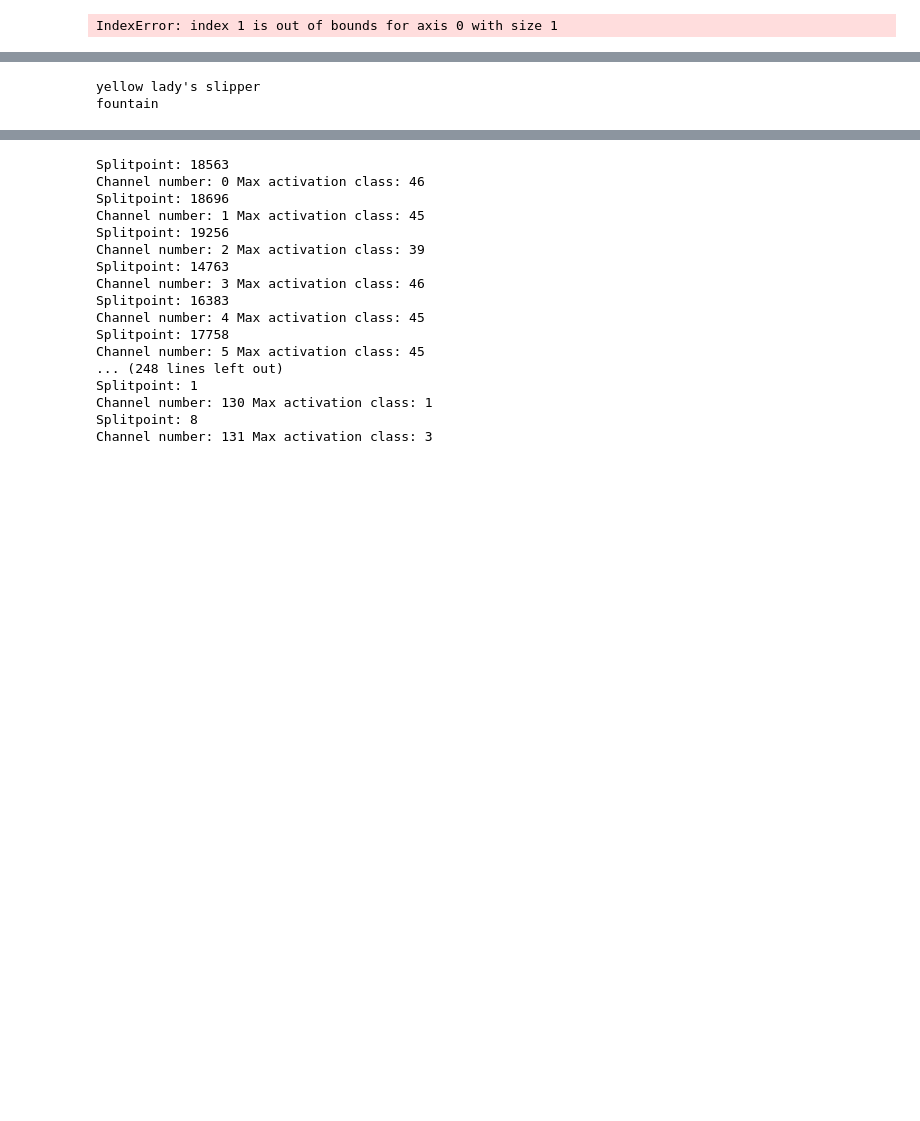
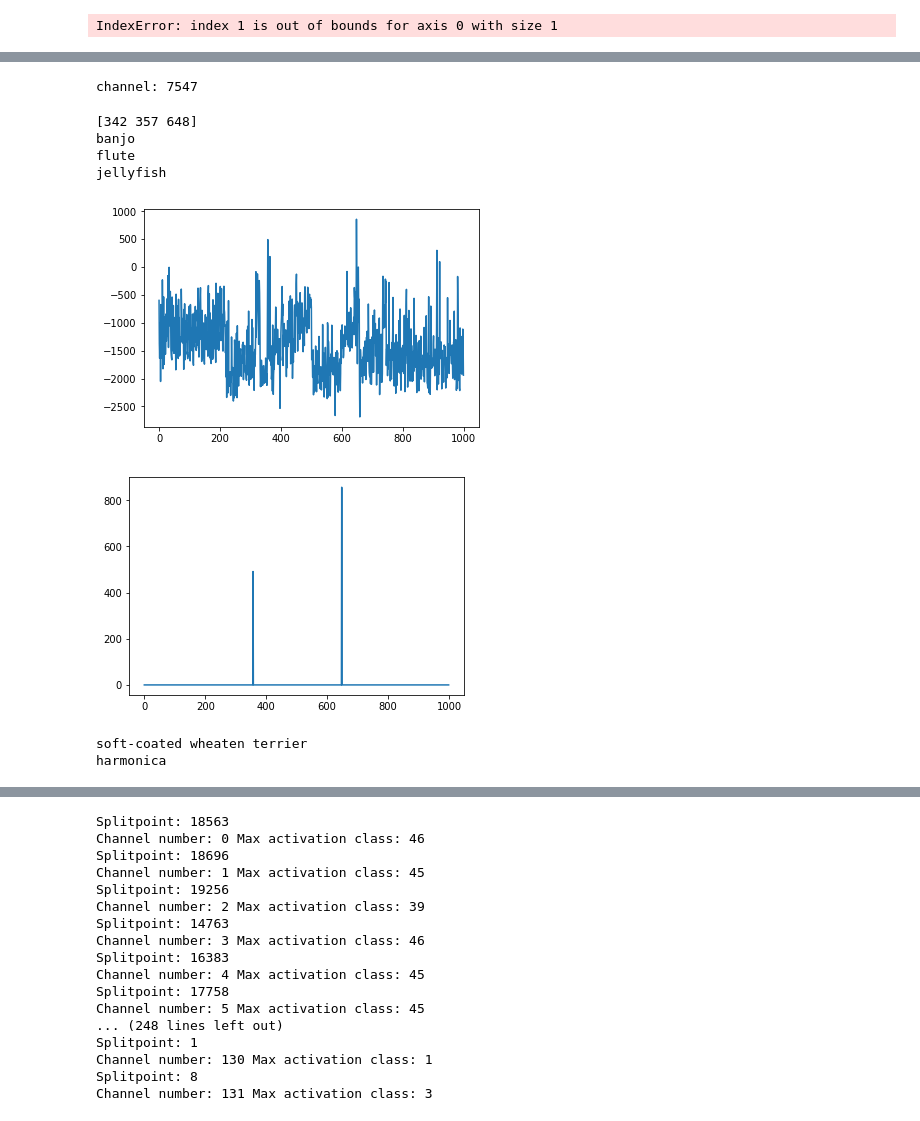
Before and after one commit to micsodaki/NeuralNet-Hierarchy, a Jupyter notebook: ChannelActivation.ipynb, the cells around one changed output, grey strips where cells are left out. Drawn from its saved outputs; the diff is of its cells as text; code cells hidden in the pictures; blank space fills up the shorter version.

```diff
--- a/ChannelActivation.ipynb
+++ b/ChannelActivation.ipynb
@@ -377,9 +417,71 @@ print(np.argsort(topActivationsOfChannels[4460,:])[-3:])
+# %%
+#GET THE CLASS ACTIVATIONS WHICH ARE HIGHER THAN THRESHOLD*MAX(CLASS ACTIVATION)
+#
+#
+#We discard the classes which activated just a few times with high small activation, because we compare them
+#one to one to the max activation
+
+
+nbr_classes = 1000
+classActivationThr = 0.5
+
+classActivationsOfChannels = np.zeros((all_activation.shape[1],nbr_classes))
+topActivationsOfChannels = np.zeros((all_activation.shape[1],nbr_classes))
+
+
+for channelNbr in range(0,all_activation.shape[1]):
+    print("channel: " + str(channelNbr),end='\r')
+    #activatioons of a particular channel
+    channelActivations = all_activation[:,channelNbr]
+    #image indexes of the activations of a particular channel in descent order
+    activationIndexes = np.argsort(channelActivations)
+    #class activations of a particular channel
+    activationClasses = grountTruth[:]
+
+    for activationIdx,activation in enumerate(channelActivations):
+        classIdx = int(grountTruth[activationIdx])
+        classActivationsOfChannels[channelNbr,classIdx-1] += activation
+
+#####################################################################################
+
+topActivationsOfChannels=np.copy(classActivationsOfChannels)
+
+for channelIdx, classActivationOfChannel in enumerate(classActivationsOfChannels):
+    print("channel: " + str(channelIdx),end='\r')
+
+    maxClassActivationOfChannel = np.sort(classActivationOfChannel)[::-1][0]
+    meanClassActivationOfChannel = np.mean(classActivationOfChannel)
+
+    for classActivationIdx, classActivation in enumerate(classActivationOfChannel):
+        if classActivation<maxClassActivationOfChannel*classActivationThr or classActivation<2*meanClassActivationOfChannel:
+            topActivationsOfChannels[channelIdx,classActivationIdx]=0
+# %% [output]
+channel: 7547
+# %%
+layer=700
+plt.figure(1)
+plt.plot(classActivationsOfChannels[layer])
+plt.figure(2)
+plt.plot(topActivationsOfChannels[layer])
+
+maximums = np.argsort(topActivationsOfChannels[layer,:])[-3:]
+print(maximums)
+print(classNames[maximums[0]-1])
+print(classNames[maximums[1]-1])
+print(classNames[maximums[2]-1])
+# %% [output]
+[342 357 648]
+banjo
+flute
+jellyfish
+[figure, added]
+[figure, added]
 # %%
 #GET CLASS NAMES
-classIndex = 358
-print(classNames[classIndex])
-classIndex = 712
-print(classNames[classIndex])
+classIndex = 27
+print(classNames[classIndex-1])
+classIndex = 351
+print(classNames[classIndex-1])
 # %% [output]
-yellow lady's slipper
-fountain
+soft-coated wheaten terrier
+harmonica
```
Also changed, not shown: parts of 34 cells of this notebook.
